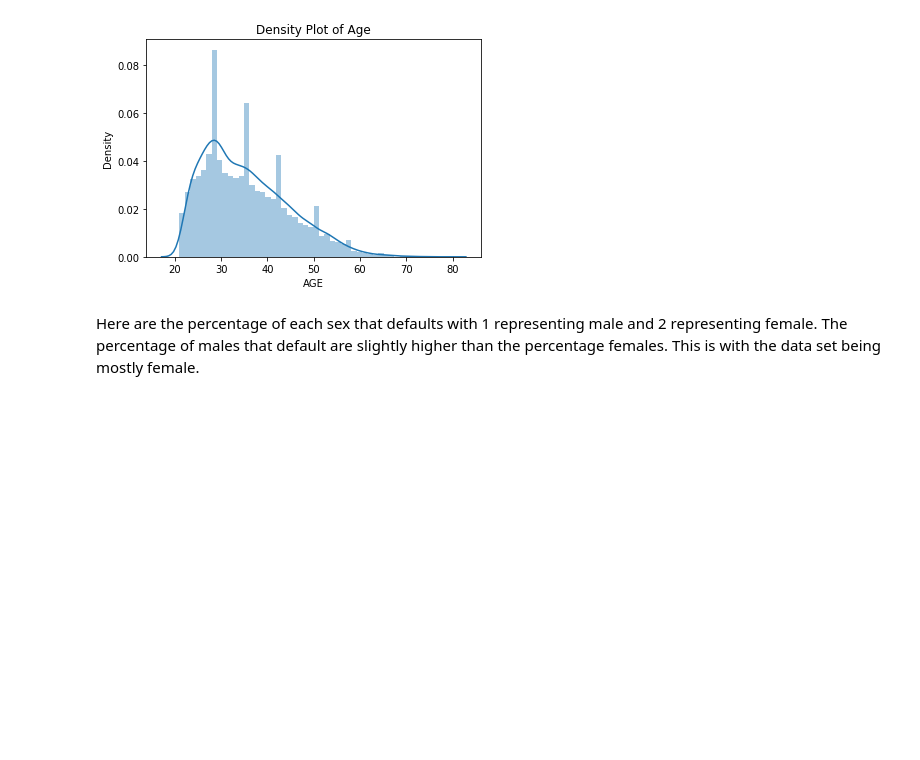
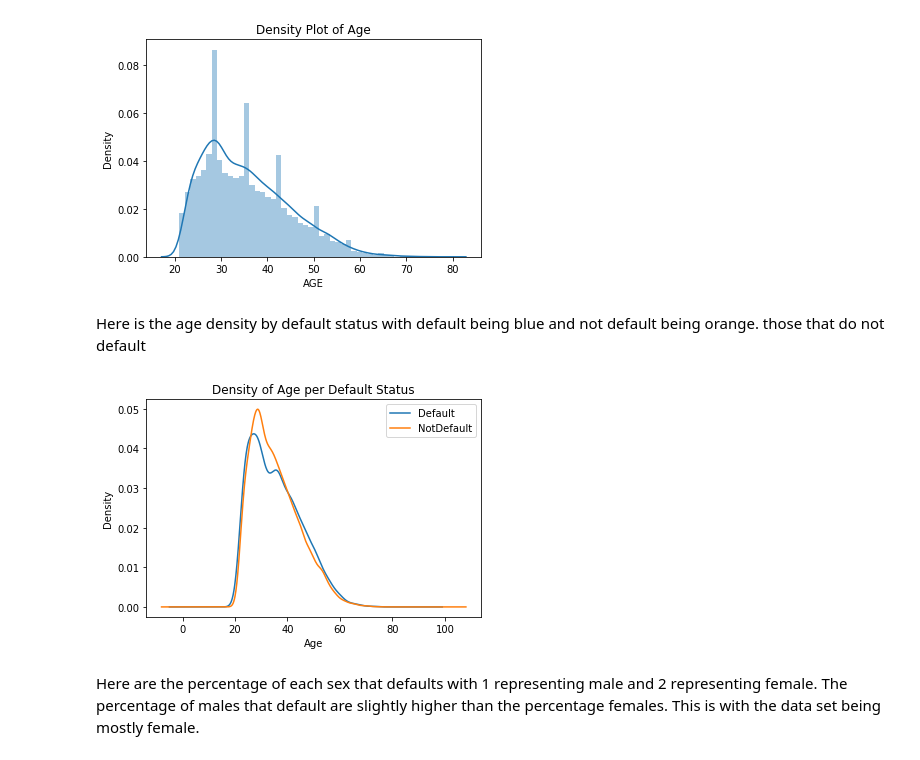
Before and after one commit to DerekMcFate/MachineLearningProject, a Jupyter notebook: MachineLearningProject.ipynb, the cells around one changed output. Cells and saved outputs as stored; diff of their text form; code cells hidden in the pictures; blank space fills up the shorter version.

```diff
--- a/MachineLearningProject.ipynb
+++ b/MachineLearningProject.ipynb
@@ -46,6 +46,19 @@ plt.title("Density Plot of Age")
 plt.show(fig)
 # %% [output]
 [figure]
+# %% [markdown]
+Here is the age density by default status with default being blue and not default being orange. those that do not default
+# %%
+datDef = dat[dat["DEFAULT"] == 1]
+datnoDef = dat[dat["DEFAULT"] == 0]
+datAge = pd.DataFrame({'Default':datDef["AGE"],'NotDefault':datnoDef["AGE"]})
+fig = datAge.plot.kde()
+plt.xlabel("Age")
+plt.ylabel("Density")
+plt.title("Density of Age per Default Status")
+plt.show(fig)
+# %% [output]
+[figure, added]
 # %% [markdown]
 Here are the percentage of each sex that defaults with 1 representing male and 2 representing female. The percentage of males that default are slightly higher than the percentage females. This is with the data set being mostly female.
 # %%
```
Also changed, not shown: parts of 4 cells of this notebook.
